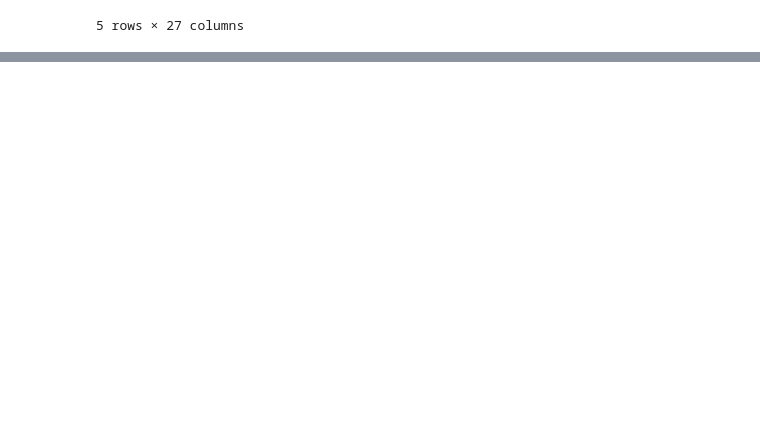
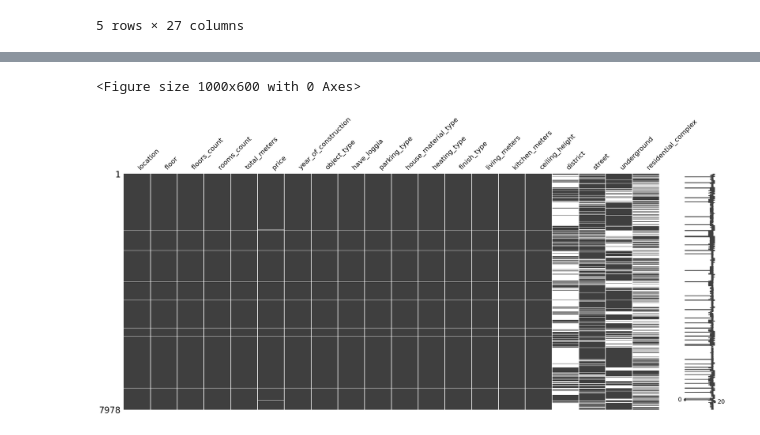
Before and after one commit to Sr123Saha/Data_analysis, a Jupyter notebook: main/test1.ipynb, the cells around one changed output, grey strips where cells are left out. Saved outputs shown, nothing was run; the diff lists cells and outputs as text; code cells hidden in the pictures; blank space fills up the shorter version.

```diff
--- a/main/test1.ipynb
+++ b/main/test1.ipynb
@@ -20,0 +32,7 @@ df.drop(columns=['author', 'author_type', 'deal_type', 'url', 'accommodation_typ
+# %%
+plt.figure(figsize=(10, 6))
+msno.matrix(df)
+plt.show()
+# %% [output]
+<Figure size 1000x600 with 0 Axes>
+[figure, added]
```
Also changed, not shown: parts of 32 cells of this notebook, 6 other files.
